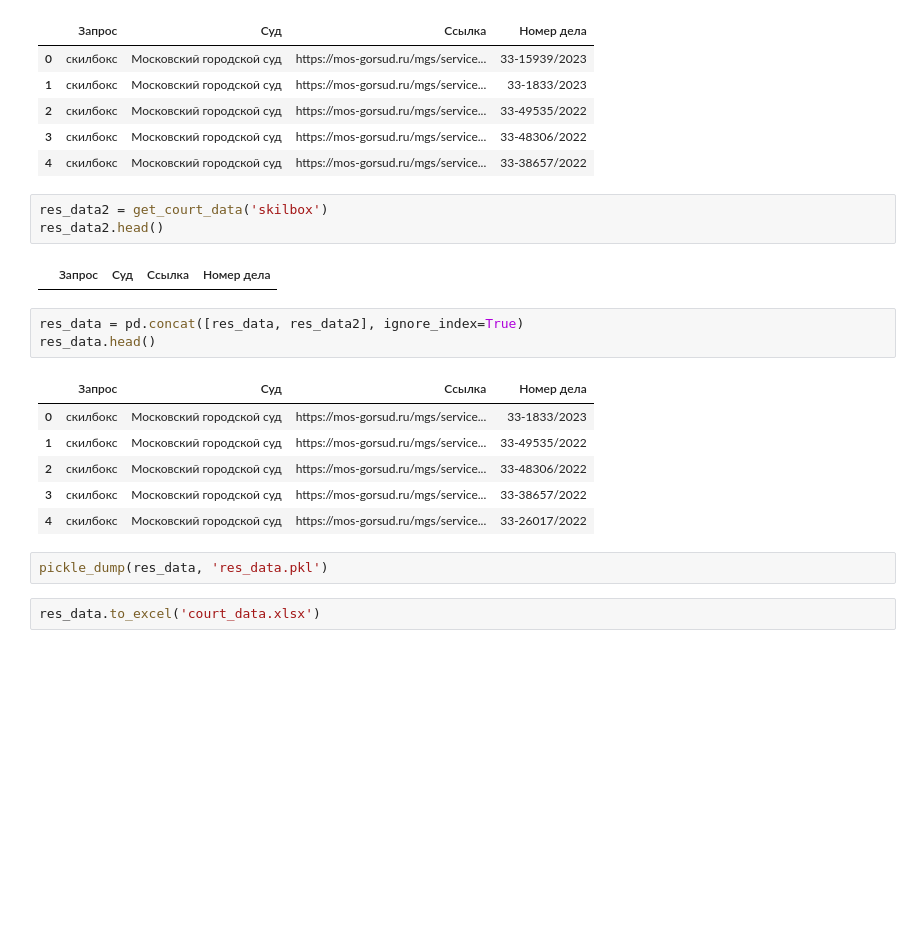
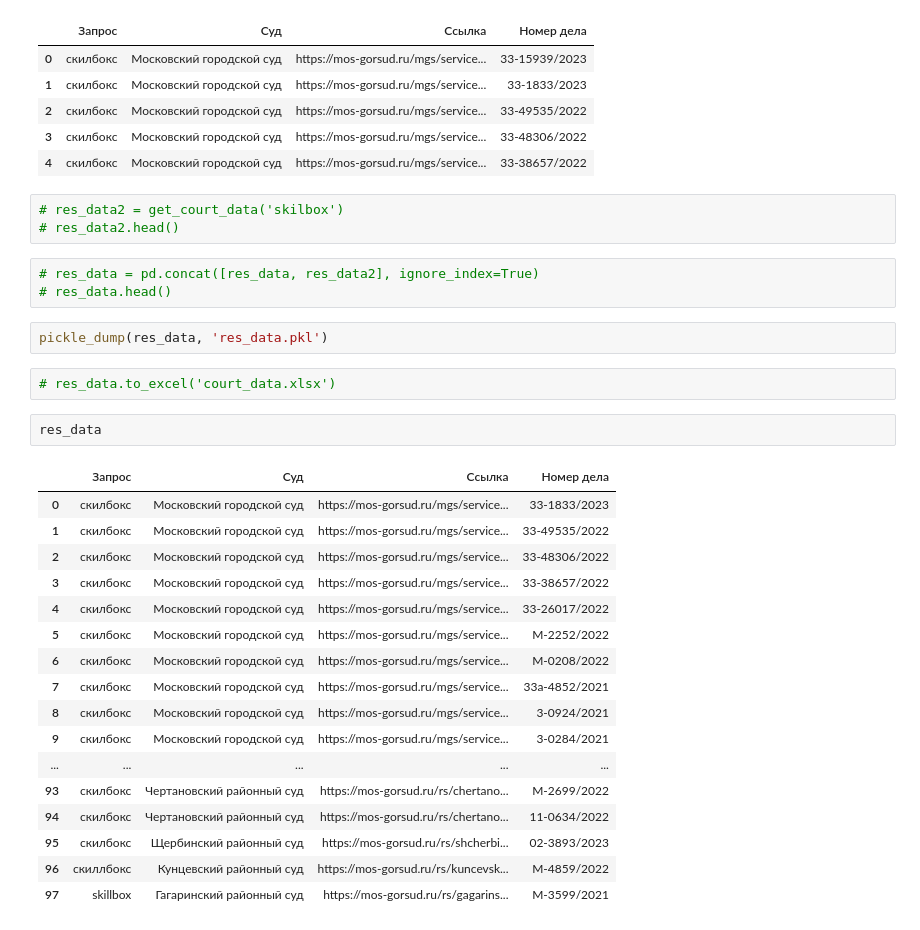
Before and after one commit to foxleren/parser-bot, a Jupyter notebook: court_parser.ipynb, the cells around one changed output. Saved outputs shown, nothing was run; the diff lists cells and outputs as text; blank space fills up the shorter version.

```diff
--- a/court_parser.ipynb
+++ b/court_parser.ipynb
@@ -207,21 +207,32 @@ res_data1.head()
 | 3 | скилбокс | Московский городской суд | https://mos-gorsud.ru/mgs/service... | 33-48306/2022 |
 | 4 | скилбокс | Московский городской суд | https://mos-gorsud.ru/mgs/service... | 33-38657/2022 |
 # %%
-res_data2 = get_court_data('skilbox')
-res_data2.head()
+# res_data2 = get_court_data('skilbox')
+# res_data2.head()
-# %% [output]
-|  | Запрос | Суд | Ссылка | Номер дела |
 # %%
-res_data = pd.concat([res_data, res_data2], ignore_index=True)
-res_data.head()
+# res_data = pd.concat([res_data, res_data2], ignore_index=True)
+# res_data.head()
-# %% [output]
-|  | Запрос | Суд | Ссылка | Номер дела |
-| 0 | скилбокс | Московский городской суд | https://mos-gorsud.ru/mgs/service... | 33-1833/2023 |
-| 1 | скилбокс | Московский городской суд | https://mos-gorsud.ru/mgs/service... | 33-49535/2022 |
-| 2 | скилбокс | Московский городской суд | https://mos-gorsud.ru/mgs/service... | 33-48306/2022 |
-| 3 | скилбокс | Московский городской суд | https://mos-gorsud.ru/mgs/service... | 33-38657/2022 |
-| 4 | скилбокс | Московский городской суд | https://mos-gorsud.ru/mgs/service... | 33-26017/2022 |
 # %%
 pickle_dump(res_data, 'res_data.pkl')
 # %%
-res_data.to_excel('court_data.xlsx')
+# res_data.to_excel('court_data.xlsx')
+# %%
+res_data
+# %% [output]
+|  | Запрос | Суд | Ссылка | Номер дела |
+| 0 | скилбокс | Московский городской суд | https://mos-gorsud.ru/mgs/service... | 33-1833/2023 |
+| 1 | скилбокс | Московский городской суд | https://mos-gorsud.ru/mgs/service... | 33-49535/2022 |
+| 2 | скилбокс | Московский городской суд | https://mos-gorsud.ru/mgs/service... | 33-48306/2022 |
+| 3 | скилбокс | Московский городской суд | https://mos-gorsud.ru/mgs/service... | 33-38657/2022 |
+| 4 | скилбокс | Московский городской суд | https://mos-gorsud.ru/mgs/service... | 33-26017/2022 |
+| 5 | скилбокс | Московский городской суд | https://mos-gorsud.ru/mgs/service... | М-2252/2022 |
+| 6 | скилбокс | Московский городской суд | https://mos-gorsud.ru/mgs/service... | М-0208/2022 |
+| 7 | скилбокс | Московский городской суд | https://mos-gorsud.ru/mgs/service... | 33а-4852/2021 |
+| 8 | скилбокс | Московский городской суд | https://mos-gorsud.ru/mgs/service... | 3-0924/2021 |
+| 9 | скилбокс | Московский городской суд | https://mos-gorsud.ru/mgs/service... | 3-0284/2021 |
+| ... | ... | ... | ... | ... |
+| 93 | скилбокс | Чертановский районный суд | https://mos-gorsud.ru/rs/chertano... | М-2699/2022 |
+| 94 | скилбокс | Чертановский районный суд | https://mos-gorsud.ru/rs/chertano... | 11-0634/2022 |
+| 95 | скилбокс | Щербинский районный суд | https://mos-gorsud.ru/rs/shcherbi... | 02-3893/2023 |
+| 96 | скиллбокс | Кунцевский районный суд | https://mos-gorsud.ru/rs/kuncevsk... | М-4859/2022 |
+| 97 | skillbox | Гагаринский районный суд | https://mos-gorsud.ru/rs/gagarins... | М-3599/2021 |
```
Also changed, not shown: parts of 1 cell of this notebook, 22 other files.
